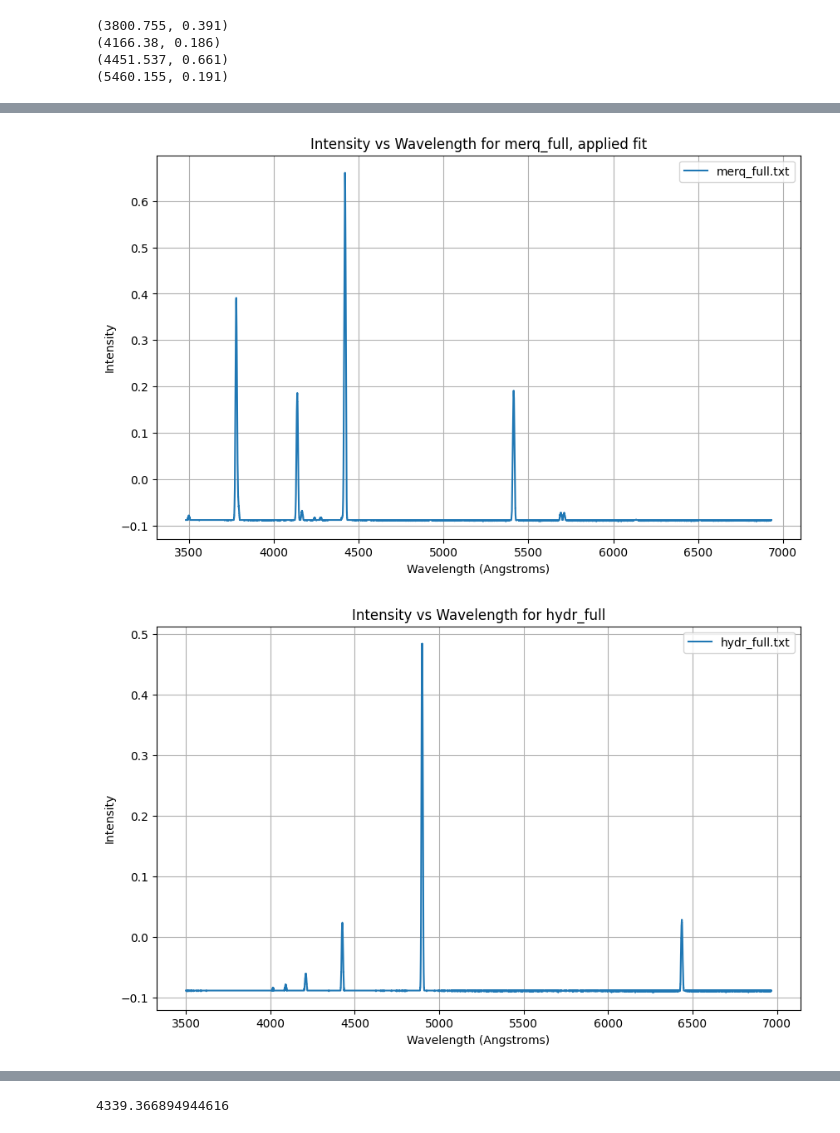
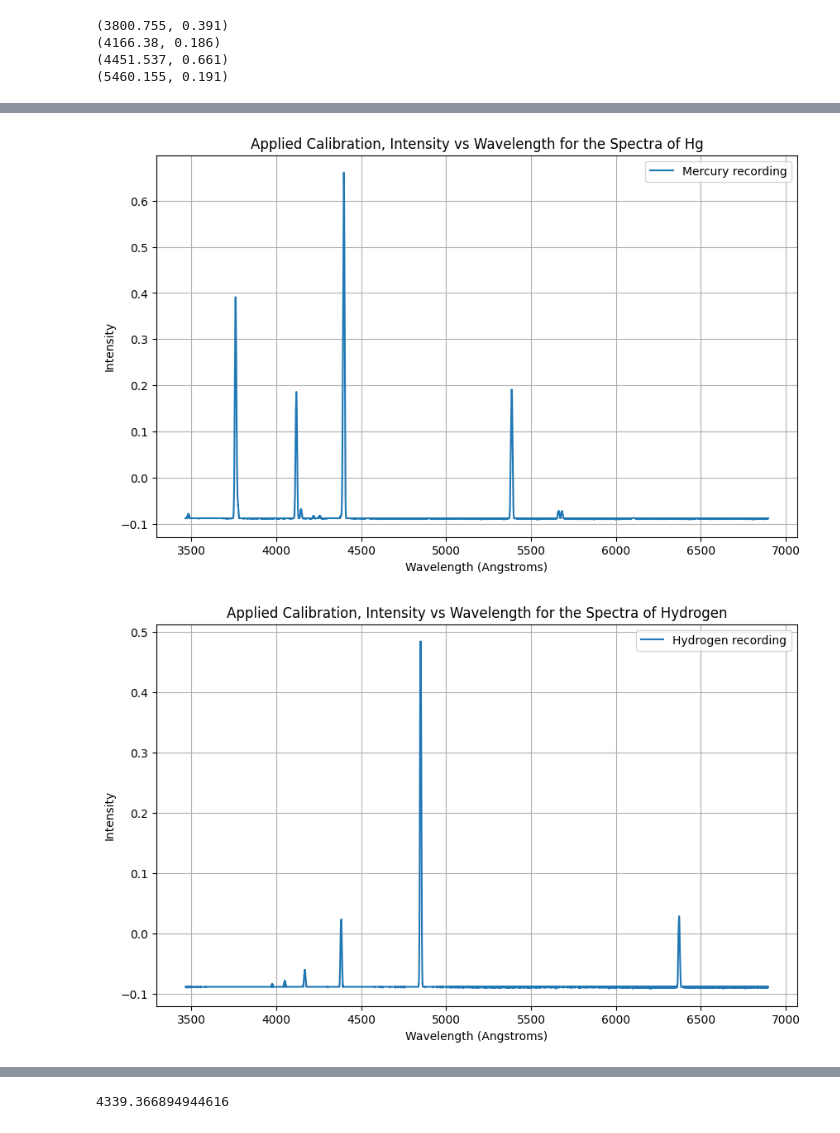
Before and after one commit to zbpetersbuf/CP1-24-final, a Jupyter notebook: zbpetersbuf/advlab3/thing.ipynb, the cells around one changed output, grey strips where cells are left out. Cells and saved outputs as stored; diff of their text form; code cells hidden in the pictures.

```diff
--- a/zbpetersbuf/advlab3/thing.ipynb
+++ b/zbpetersbuf/advlab3/thing.ipynb
@@ -61,12 +144,26 @@ plt.figure(figsize=(10, 6))
 for file_path, data in file_contents.items():
     time = [point[0] for point in data]
     value = [point[1] for point in data]
-    plt.plot(time, value, label=file_path.split('/')[-1])
+    plt.plot(time, value, label='Mercury recording')
+
+
+zro = np.zeros(242)
+
+zro = [-0.02+x for x in zro]
+
+plt.plot(time, zro, label='1/3 of Max Intencity')
+
+
+
 
 plt.xlabel('count number')
 plt.ylabel('Intensity')
-plt.title(f'Intensity vs count number for {'merq_delay'}')
+plt.title(f'Intensity vs count number for Mercury, determining response time (zoomed in)')
 plt.legend()
-plt.grid(True)
+plt.grid(True, which='major', linestyle='--', color='black', linewidth=0.75)
+plt.minorticks_on()
+plt.grid(True, which='minor', linestyle=':', color='red', linewidth=0.5)
+plt.xlim(5455, 5465)
+#plt.ylim(6200, 7000)
 plt.show()
 # %% [output]
@@ -102,11 +211,11 @@ plt.figure(figsize=(10, 6))
 for file_path, data in file_contents.items():
     time = [point[0] for point in data]
     value = [point[1] for point in data]
-    plt.plot(time, value, label=file_path.split('/')[-1])
+    plt.plot(time, value, label='Mercury recording')
 
 plt.xlabel('count number')
 plt.ylabel('Intensity')
-plt.title(f'Intensity vs count number for {'merq_full'}')
+plt.title(f'Intensity vs count number for Mercury')
 plt.legend()
 plt.grid(True)
 plt.show()
@@ -169,40 +278,40 @@ file_contents = spectrum.read_files('merq_full.txt')
 
 plt.figure(figsize=(10, 6))
 for file_path, data in file_contents.items():
-    time = [0.985*point[0] + 35.505 for point in data]
+    time = [0.98*point[0] + 35.5 for point in data]
     value = [point[1] for point in data]
-    plt.plot(time, value, label=file_path.split('/')[-1])
+    plt.plot(time, value, label='Mercury recording')
 
 plt.xlabel('Wavelength (Angstroms)')
 plt.ylabel('Intensity')
-plt.title(f'Intensity vs Wavelength for {'merq_full'}, applied fit')
+plt.title(f'Applied Calibration, Intensity vs Wavelength for the Spectra of Hg')
 plt.legend()
 plt.grid(True)
 plt.show()
 # %% [output]
-[figure, old version]
+[figure, new version]
 # %%
 import importlib
 import spectrum
 importlib.reload(spectrum)
 
 sys.path.append('/workspaces/CP1-24-final/zbpetersbuf/advlab3data/')
 file_contents = spectrum.read_files('hydr_full.txt')
 plt.figure(figsize=(10, 6))
 
 for file_path, data in file_contents.items():
-    time = [0.99*point[0] + 35.5 for point in data]
+    time = [0.98*point[0] + 35.5 for point in data]
     value = [point[1] for point in data]
-    plt.plot(time, value, label=file_path.split('/')[-1])
+    plt.plot(time, value, label='Hydrogen recording')
 
 plt.xlabel('Wavelength (Angstroms)')
 plt.ylabel('Intensity')
-plt.title(f'Intensity vs Wavelength for {'hydr_full'}')
+plt.title(f'Applied Calibration, Intensity vs Wavelength for the Spectra of Hydrogen')
 plt.legend()
 plt.grid(True)
 plt.show()
 # %% [output]
-[figure, old version]
+[figure, new version]
 # %%
 import importlib
 import spectrum
```
Also changed, not shown: parts of 21 cells of this notebook, 4 other files.
